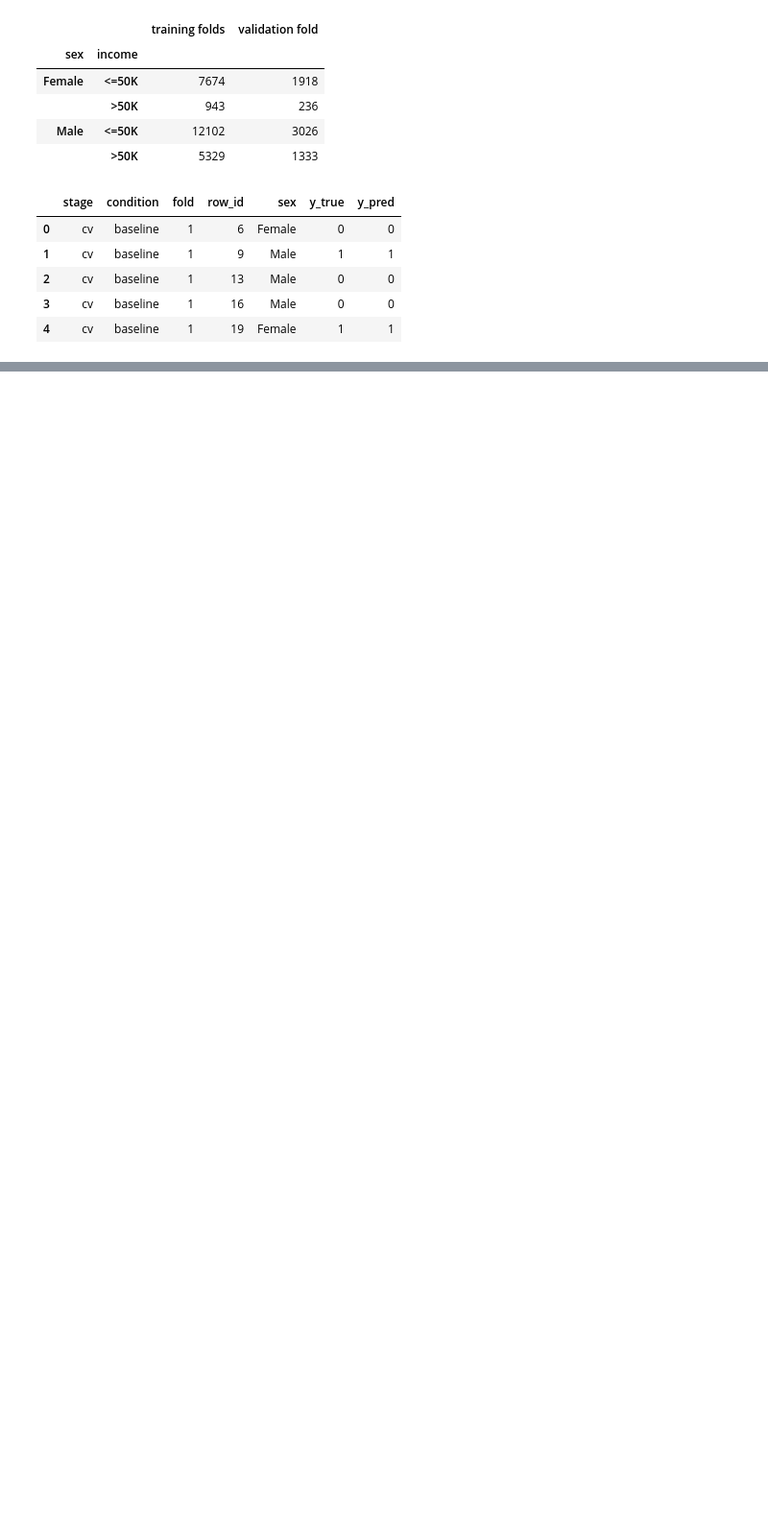
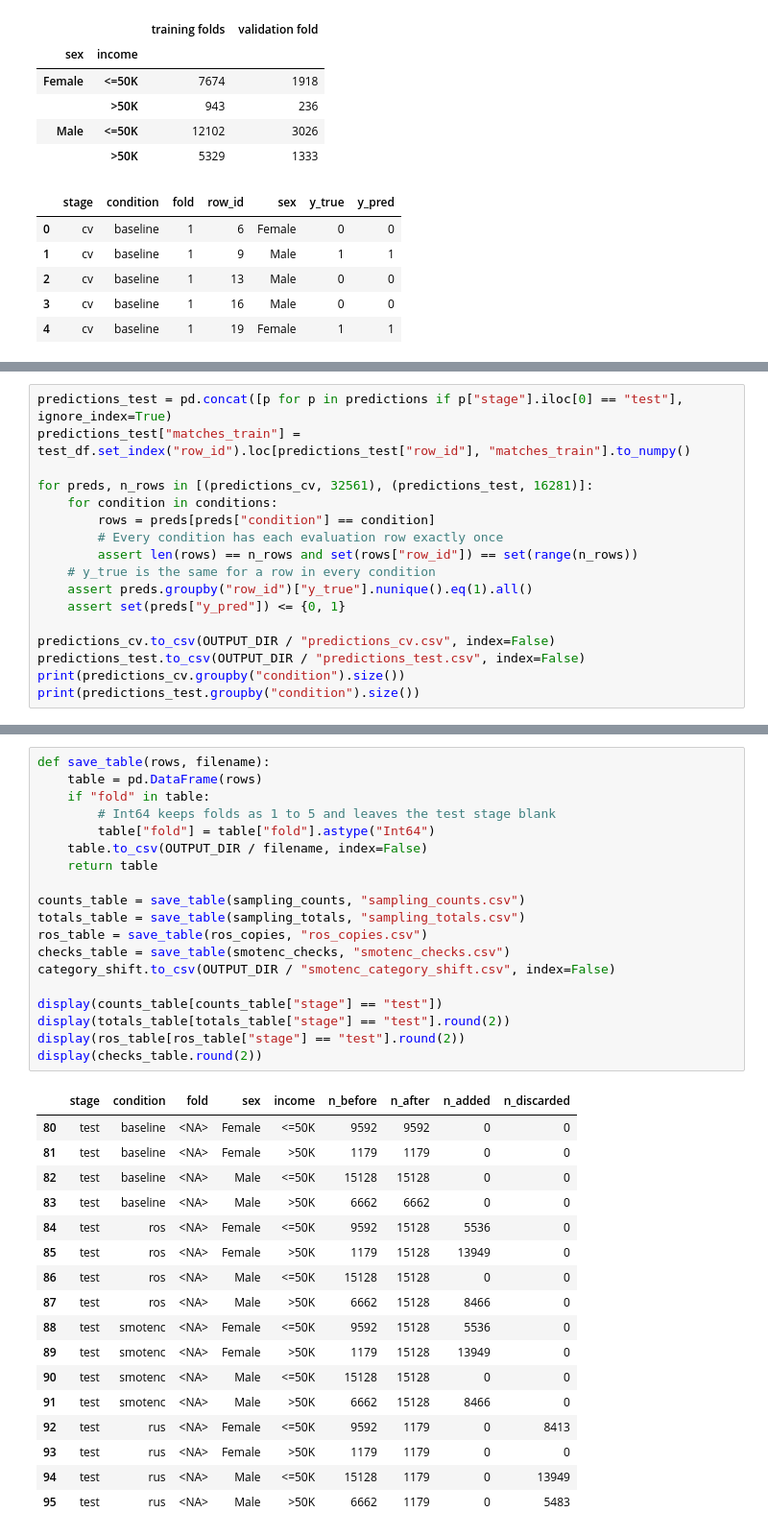
Before and after one commit to jessicabrinegar/data-mining-project, a Jupyter notebook: Phase3_EDA_Brinegar.ipynb, the cells around one changed output, grey strips where cells are left out. Shown at 96% size. Saved outputs shown, nothing was run; the diff lists cells and outputs as text; blank space fills up the shorter version.

```diff
--- a/Phase3_EDA_Brinegar.ipynb
+++ b/Phase3_EDA_Brinegar.ipynb
@@ -1071,0 +1320,17 @@ display(baseline_fold1.head())
+# %%
+predictions_test = pd.concat([p for p in predictions if p["stage"].iloc[0] == "test"], ignore_index=True)
+predictions_test["matches_train"] = test_df.set_index("row_id").loc[predictions_test["row_id"], "matches_train"].to_numpy()
+
+for preds, n_rows in [(predictions_cv, 32561), (predictions_test, 16281)]:
+    for condition in conditions:
+        rows = preds[preds["condition"] == condition]
+        # Every condition has each evaluation row exactly once
+        assert len(rows) == n_rows and set(rows["row_id"]) == set(range(n_rows))
+    # y_true is the same for a row in every condition
+    assert preds.groupby("row_id")["y_true"].nunique().eq(1).all()
+    assert set(preds["y_pred"]) <= {0, 1}
+
+predictions_cv.to_csv(OUTPUT_DIR / "predictions_cv.csv", index=False)
+predictions_test.to_csv(OUTPUT_DIR / "predictions_test.csv", index=False)
+print(predictions_cv.groupby("condition").size())
+print(predictions_test.groupby("condition").size())
@@ -1071,0 +1352,37 @@ display(baseline_fold1.head())
+# %%
+def save_table(rows, filename):
+    table = pd.DataFrame(rows)
+    if "fold" in table:
+        # Int64 keeps folds as 1 to 5 and leaves the test stage blank
+        table["fold"] = table["fold"].astype("Int64")
+    table.to_csv(OUTPUT_DIR / filename, index=False)
+    return table
+
+counts_table = save_table(sampling_counts, "sampling_counts.csv")
+totals_table = save_table(sampling_totals, "sampling_totals.csv")
+ros_table = save_table(ros_copies, "ros_copies.csv")
+checks_table = save_table(smotenc_checks, "smotenc_checks.csv")
+category_shift.to_csv(OUTPUT_DIR / "smotenc_category_shift.csv", index=False)
+
+display(counts_table[counts_table["stage"] == "test"])
+display(totals_table[totals_table["stage"] == "test"].round(2))
+display(ros_table[ros_table["stage"] == "test"].round(2))
+display(checks_table.round(2))
+# %% [output]
+|  | stage | condition | fold | sex | income | n_before | n_after | n_added | n_discarded |
+| 80 | test | baseline | <NA> | Female | <=50K | 9592 | 9592 | 0 | 0 |
+| 81 | test | baseline | <NA> | Female | >50K | 1179 | 1179 | 0 | 0 |
+| 82 | test | baseline | <NA> | Male | <=50K | 15128 | 15128 | 0 | 0 |
+| 83 | test | baseline | <NA> | Male | >50K | 6662 | 6662 | 0 | 0 |
+| 84 | test | ros | <NA> | Female | <=50K | 9592 | 15128 | 5536 | 0 |
+| 85 | test | ros | <NA> | Female | >50K | 1179 | 15128 | 13949 | 0 |
+| 86 | test | ros | <NA> | Male | <=50K | 15128 | 15128 | 0 | 0 |
+| 87 | test | ros | <NA> | Male | >50K | 6662 | 15128 | 8466 | 0 |
+| 88 | test | smotenc | <NA> | Female | <=50K | 9592 | 15128 | 5536 | 0 |
+| 89 | test | smotenc | <NA> | Female | >50K | 1179 | 15128 | 13949 | 0 |
+| 90 | test | smotenc | <NA> | Male | <=50K | 15128 | 15128 | 0 | 0 |
+| 91 | test | smotenc | <NA> | Male | >50K | 6662 | 15128 | 8466 | 0 |
+| 92 | test | rus | <NA> | Female | <=50K | 9592 | 1179 | 0 | 8413 |
+| 93 | test | rus | <NA> | Female | >50K | 1179 | 1179 | 0 | 0 |
+| 94 | test | rus | <NA> | Male | <=50K | 15128 | 1179 | 0 | 13949 |
+| 95 | test | rus | <NA> | Male | >50K | 6662 | 1179 | 0 | 5483 |
```
Also changed, not shown: parts of 24 cells of this notebook, 12 other files.
